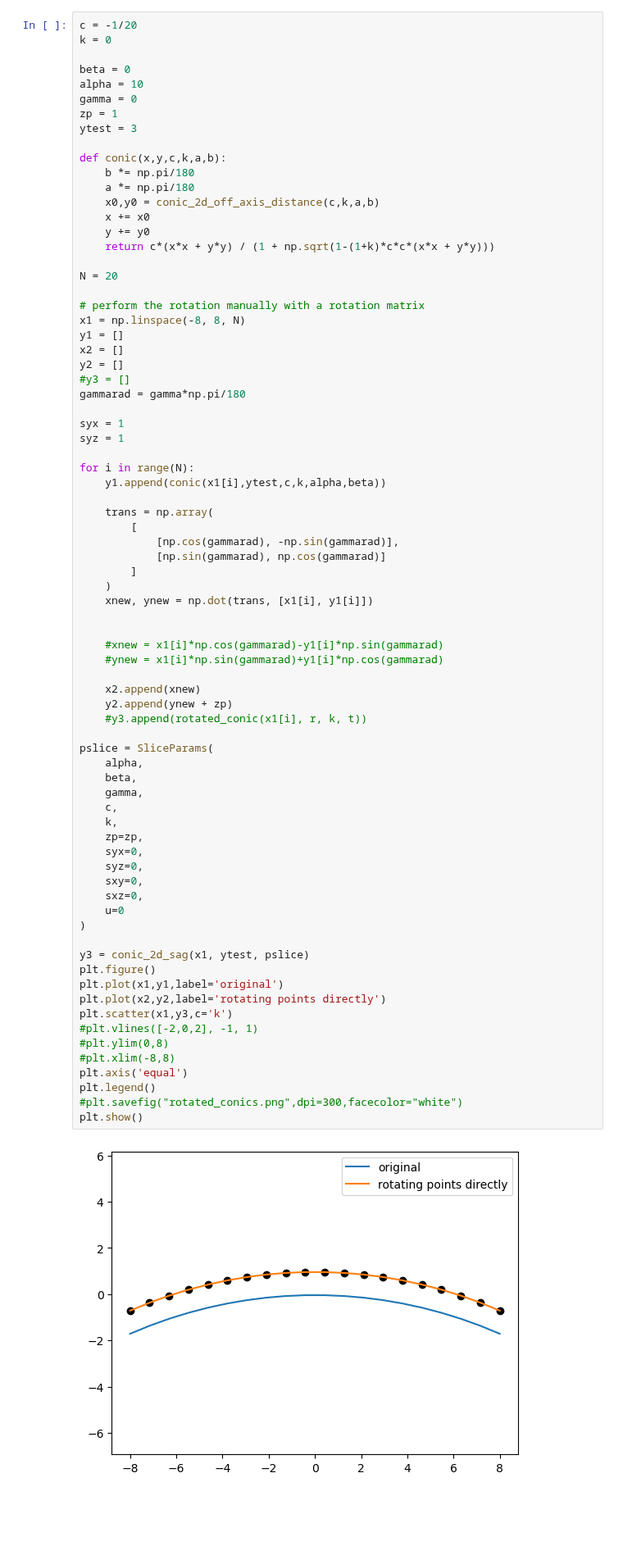
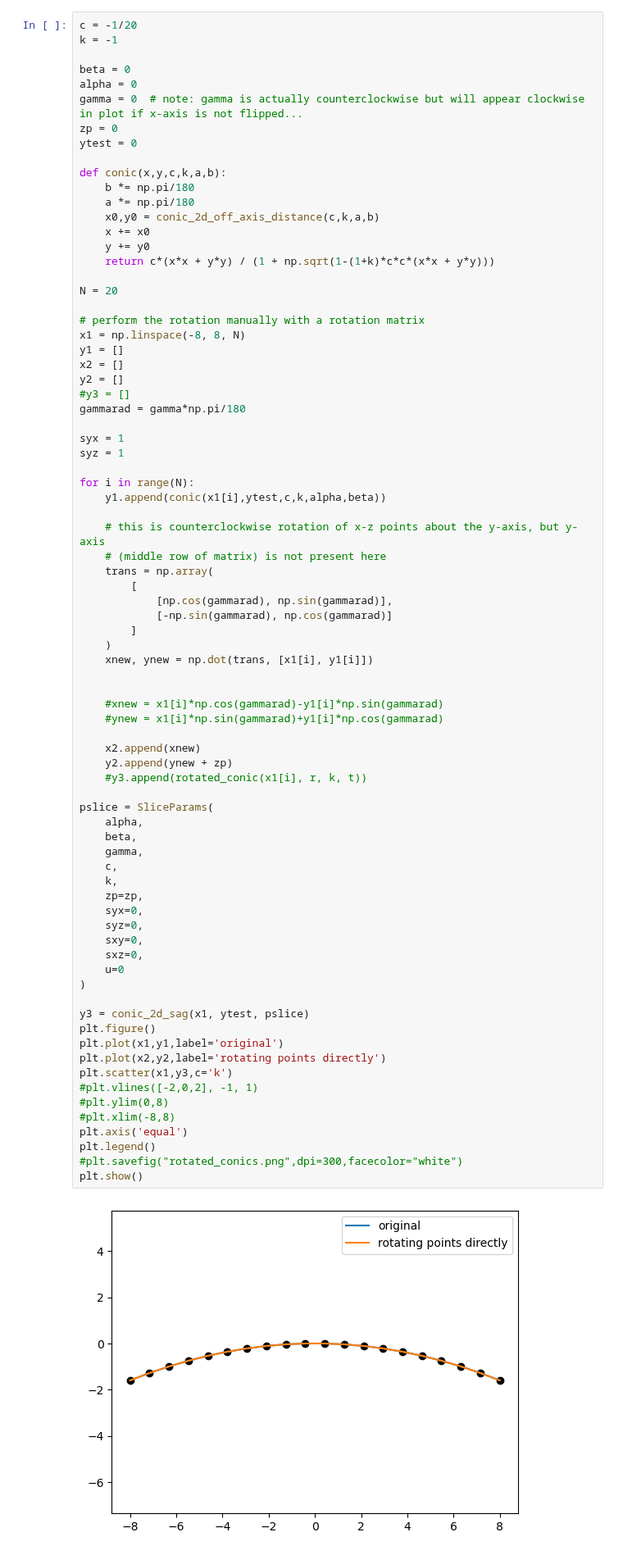
Before and after one commit to ellenle3/ifugen, a Jupyter notebook: python/surface_generator.ipynb, the cells around one changed output. Shown at 82% size. Drawn from its saved outputs; the diff is of its cells as text; blank space fills up the shorter version.

```diff
--- a/python/surface_generator.ipynb
+++ b/python/surface_generator.ipynb
@@ -388,13 +388,13 @@ plt.show()
 TypeError: ImageSlicerParams.__init__() missing 13 required positional arguments: 'syx_cen', 'syz_cen', 'sxy_cen', 'sxz_cen', 'u_cen', 'dx', 'dy', 'c', 'k', 'gx_width', 'gx_depth', 'gy_width', and 'gy ...
 # %%
 c = -1/20
-k = 0
+k = -1
 
 beta = 0
-alpha = 10
-gamma = 0
-zp = 1
-ytest = 3
+alpha = 0
+gamma = 0  # note: gamma is actually counterclockwise but will appear clockwise in plot if x-axis is not flipped...
+zp = 0
+ytest = 0
 
 def conic(x,y,c,k,a,b):
     b *= np.pi/180
@@ -420,10 +420,12 @@ syz = 1
 for i in range(N):
     y1.append(conic(x1[i],ytest,c,k,alpha,beta))
 
+    # this is counterclockwise rotation of x-z points about the y-axis, but y-axis
+    # (middle row of matrix) is not present here
     trans = np.array(
         [
-            [np.cos(gammarad), -np.sin(gammarad)],
-            [np.sin(gammarad), np.cos(gammarad)]
+            [np.cos(gammarad), np.sin(gammarad)],
+            [-np.sin(gammarad), np.cos(gammarad)]
         ]
     )
     xnew, ynew = np.dot(trans, [x1[i], y1[i]])
@@ -436,34 +438,34 @@ for i in range(N):
     y2.append(ynew + zp)
     #y3.append(rotated_conic(x1[i], r, k, t))
 
 pslice = SliceParams(
     alpha,
     beta,
     gamma,
     c,
     k,
     zp=zp,
     syx=0,
     syz=0,
     sxy=0,
     sxz=0,
     u=0
 )
 
 y3 = conic_2d_sag(x1, ytest, pslice)
 plt.figure()
 plt.plot(x1,y1,label='original')
 plt.plot(x2,y2,label='rotating points directly')
 plt.scatter(x1,y3,c='k')
 #plt.vlines([-2,0,2], -1, 1)
 #plt.ylim(0,8)
 #plt.xlim(-8,8)
 plt.axis('equal')
 plt.legend()
 #plt.savefig("rotated_conics.png",dpi=300,facecolor="white")
 plt.show()
 # %% [output]
-[figure, old version]
+[figure, new version]
 # %%
 p = ImageSlicerParams(
     custom = 0,
```
Also changed, not shown: parts of 6 cells of this notebook, 2 other files.
